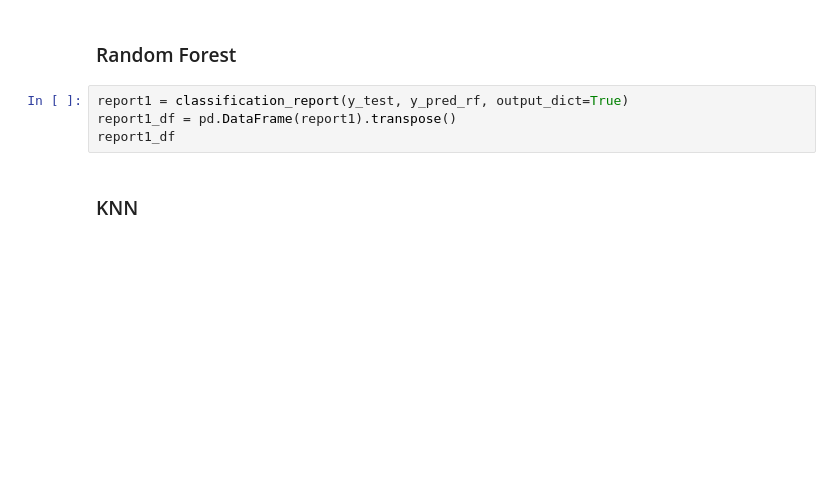
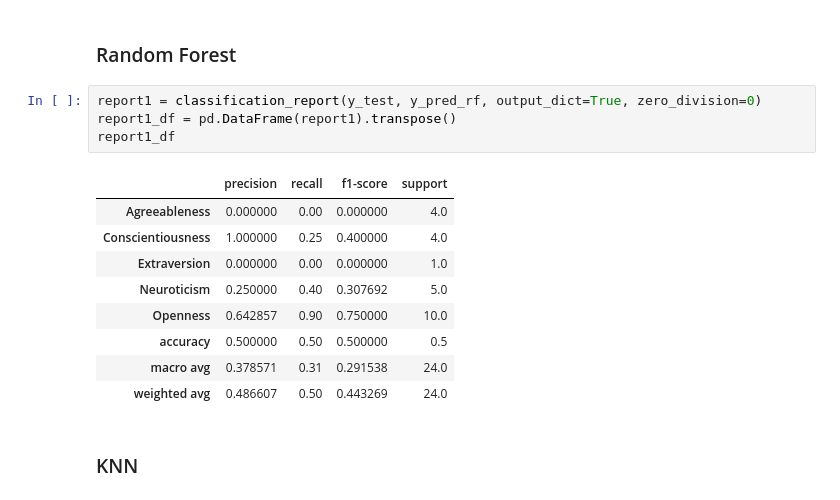
Before and after one commit to subhadip6869/Personality_Prediction, a Jupyter notebook: personality_merged_2.ipynb, the cells around one changed output. Drawn from its saved outputs; the diff is of its cells as text; blank space fills up the shorter version.

```diff
--- a/personality_merged_2.ipynb
+++ b/personality_merged_2.ipynb
@@ -191,9 +268,19 @@ from sklearn.metrics import classification_report
 # %% [markdown]
 ### Random Forest
 # %%
-report1 = classification_report(y_test, y_pred_rf, output_dict=True)
+report1 = classification_report(y_test, y_pred_rf, output_dict=True, zero_division=0)
 report1_df = pd.DataFrame(report1).transpose()
 report1_df
+# %% [output]
+|  | precision | recall | f1-score | support |
+| Agreeableness | 0.000000 | 0.00 | 0.000000 | 4.0 |
+| Conscientiousness | 1.000000 | 0.25 | 0.400000 | 4.0 |
+| Extraversion | 0.000000 | 0.00 | 0.000000 | 1.0 |
+| Neuroticism | 0.250000 | 0.40 | 0.307692 | 5.0 |
+| Openness | 0.642857 | 0.90 | 0.750000 | 10.0 |
+| accuracy | 0.500000 | 0.50 | 0.500000 | 0.5 |
+| macro avg | 0.378571 | 0.31 | 0.291538 | 24.0 |
+| weighted avg | 0.486607 | 0.50 | 0.443269 | 24.0 |
 # %% [markdown]
 ### KNN
 # %%
```
Also changed, not shown: parts of 14 cells of this notebook, 2 other files.
